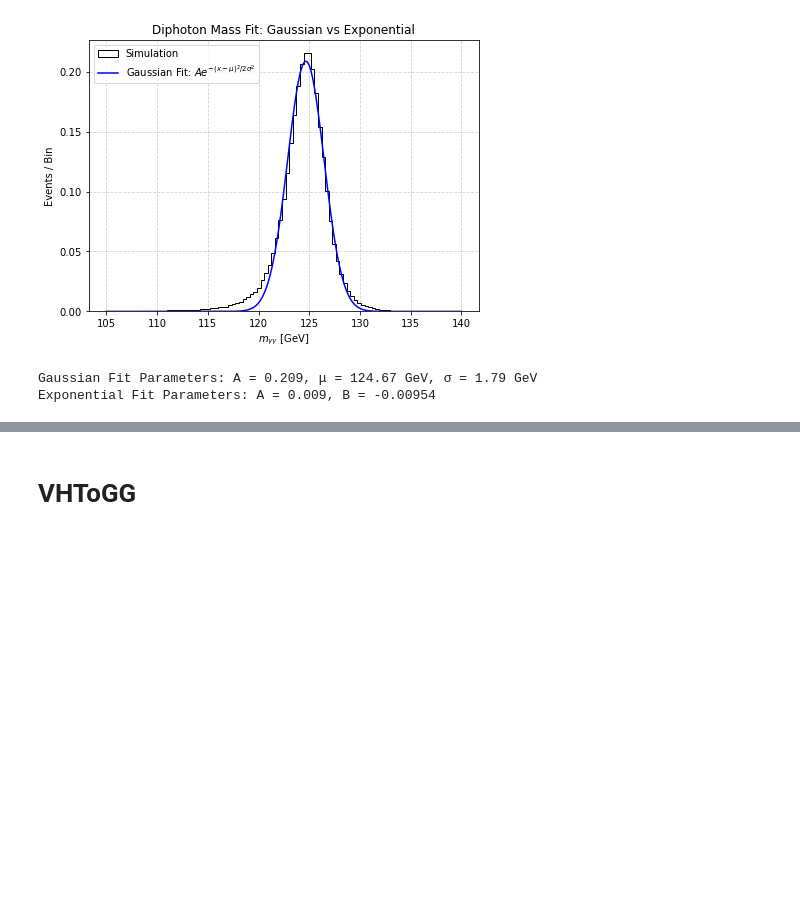
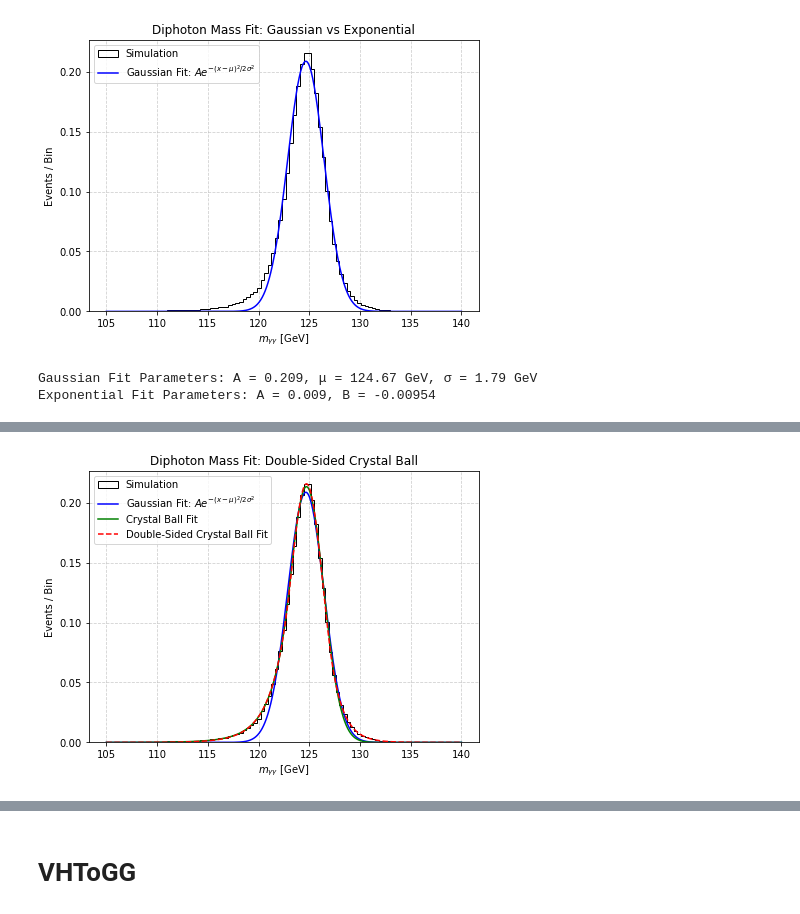
Before and after one commit to tiwariPC/hhbbgg_AwkwardAnalyzer, a Jupyter notebook: stats_study/notebook_signal_fitting/background_fit_resonant.ipynb, the cells around one changed output, grey strips where cells are left out. Cells and saved outputs as stored; diff of their text form; code cells hidden in the pictures; blank space fills up the shorter version.

```diff
--- a/stats_study/notebook_signal_fitting/background_fit_resonant.ipynb
+++ b/stats_study/notebook_signal_fitting/background_fit_resonant.ipynb
@@ -313,0 +463,92 @@ Exponential Fit Parameters: A = 0.009, B = -0.00954
+# %%
+import numpy as np
+import matplotlib.pyplot as plt
+from scipy.optimize import curve_fit
+
+# Define Double-Sided Crystal Ball (DSCB) function
+def double_sided_crystal_ball(x, A, mu, sigma, alpha_L, n_L, alpha_R, n_R):
+    """
+    Double-Sided Crystal Ball Function
+    - A: Amplitude
+    - mu: Mean (center)
+    - sigma: Width (Gaussian core)
+    - alpha_L: Transition point for left tail
+    - n_L: Power-law exponent for left tail
+    - alpha_R: Transition point for right tail
+    - n_R: Power-law exponent for right tail
+    """
+    z = (x - mu) / sigma
+    abs_alpha_L = abs(alpha_L)
+    abs_alpha_R = abs(alpha_R)
+
+    if isinstance(z, np.ndarray):
+        cb = np.zeros_like(z)
+
+        # Gaussian core
+        mask_core = (z > -abs_alpha_L) & (z < abs_alpha_R)
+        cb[mask_core] = np.exp(-0.5 * z[mask_core]**2)
+
+        # Left tail (power-law)
+        mask_left = z <= -abs_alpha_L
+        cb[mask_left] = (n_L / abs_alpha_L) ** n_L * np.exp(-0.5 * abs_alpha_L**2) / \
+                        ((n_L / abs_alpha_L - abs_alpha_L - z[mask_left]) ** n_L)
+
+        # Right tail (power-law)
+        mask_right = z >= abs_alpha_R
+        cb[mask_right] = (n_R / abs_alpha_R) ** n_R * np.exp(-0.5 * abs_alpha_R**2) / \
+                         ((n_R / abs_alpha_R - abs_alpha_R + z[mask_right]) ** n_R)
+
+        return A * cb
+    else:
+        if -abs_alpha_L < z < abs_alpha_R:
+            return A * np.exp(-0.5 * z**2)
+        elif z <= -abs_alpha_L:
+            return A * (n_L / abs_alpha_L) ** n_L * np.exp(-0.5 * abs_alpha_L**2) / ((n_L / abs_alpha_L - abs_alpha_L - z) ** n_L)
+        else:  # z >= abs_alpha_R
+            return A * (n_R / abs_alpha_R) ** n_R * np.exp(-0.5 * abs_alpha_R**2) / ((n_R / abs_alpha_R - abs_alpha_R + z) ** n_R)
+
+# Create histogram
+bins = np.linspace(105, 140, 100)  # Adjust as needed
+hist, bin_edges = np.histogram(diphoton_mass_np, bins=bins, density=True)
+bin_centers = (bin_edges[:-1] + bin_edges[1:]) / 2  # Compute bin centers
+
+# Fit Double-Sided Crystal Ball
+p0_dscb = [max(hist), 125, 2, 1.5, 5, 1.5, 5]  # Initial guesses: A, mu, sigma, alpha_L, n_L, alpha_R, n_R
+params_dscb, _ = curve_fit(double_sided_crystal_ball, bin_centers, hist, p0=p0_dscb)
+
+# Generate fitted curve
+x_fit = np.linspace(105, 140, 500)
+y_dscb = double_sided_crystal_ball(x_fit, *params_dscb)
+
+# Plot histogram
+plt.figure(figsize=(7, 5))
+plt.hist(diphoton_mass_np, bins=bins, density=True, histtype="step", color="black", label="Simulation")
+
+# Plot Gaussian fit
+plt.plot(x_fit, y_gaussian, color="blue", linestyle="-", label=r"Gaussian Fit: $A e^{-(x-\mu)^2 / 2\sigma^2}$")
+
+# Plot Crystal Ball fit
+plt.plot(x_fit, y_cb, color="green", linestyle="-", label=r"Crystal Ball Fit")
+
+# Plot DSCB fit
+plt.plot(x_fit, y_dscb, color="red", linestyle="--", label="Double-Sided Crystal Ball Fit")
+
+# Labels and formatting
+plt.xlabel(r"$m_{\gamma\gamma}$ [GeV]")
+plt.ylabel("Events / Bin")
+plt.legend()
+plt.title("Diphoton Mass Fit: Double-Sided Crystal Ball")
+plt.grid(True, linestyle="--", alpha=0.6)
+
+# Save the plot
+plt.savefig("/afs/cern.ch/user/s/sraj/sraj/www/CUA/HH-bbgg/stat_study/background_diphoton/comparison_fitting_VBFHToGG_fitting_DSCB.pdf")
+plt.savefig("/afs/cern.ch/user/s/sraj/sraj/www/CUA/HH-bbgg/stat_study/background_diphoton/comparison_fitting_VBFHToGG_fitting_DSCB.png")
+plt.show()
+
+# Print fit parameters
+print(f"Double-Sided Crystal Ball Fit Parameters:")
+print(f"A = {params_dscb[0]:.3f}, μ = {params_dscb[1]:.2f} GeV, σ = {params_dscb[2]:.2f} GeV")
+print(f"Left Tail: α_L = {params_dscb[3]:.2f}, n_L = {params_dscb[4]:.2f}")
+print(f"Right Tail: α_R = {params_dscb[5]:.2f}, n_R = {params_dscb[6]:.2f}")
+# %% [output]
+[figure, added]
```
Also changed, not shown: parts of 13 cells of this notebook, 3 other files.
